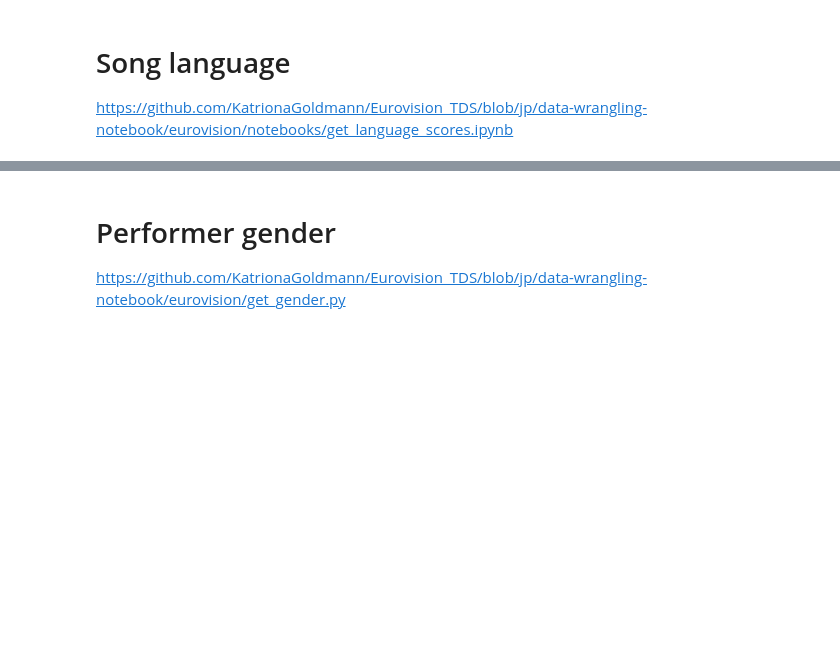
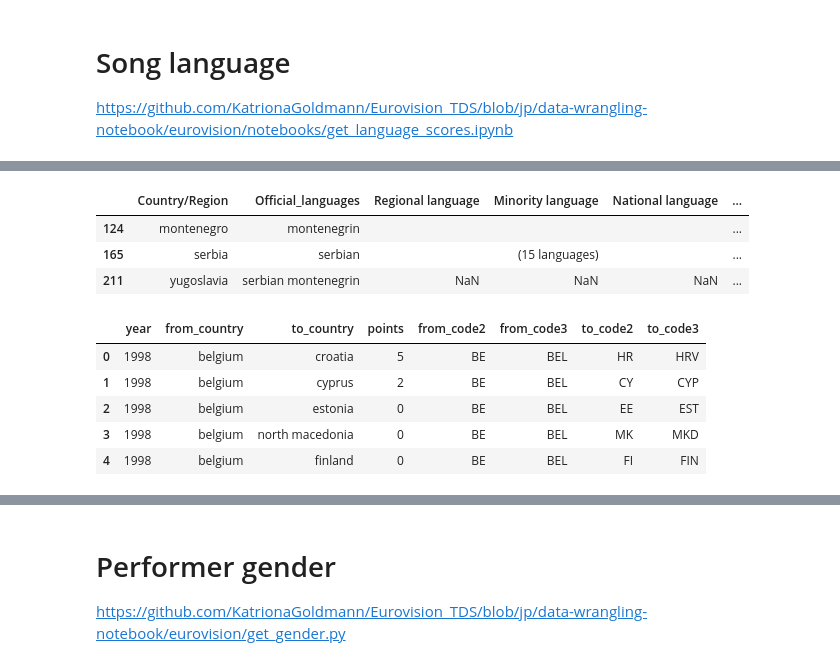
Before and after one commit to KatrionaGoldmann/Eurovision_TDS, a Jupyter notebook: data.ipynb, the cells around one changed output, grey strips where cells are left out. Cells and saved outputs as stored; diff of their text form; code cells hidden in the pictures; blank space fills up the shorter version.

```diff
--- a/data.ipynb
+++ b/data.ipynb
@@ -338,0 +502,7 @@ https://github.com/KatrionaGoldmann/Eurovision_TDS/blob/jp/data-wrangling-notebo
+# %%
+df_table.loc[df_table['Country/Region'].isin(['yugoslavia', 'serbia', 'montenegro'])]
+# %% [output]
+|  | Country/Region | Official_languages | Regional language | Minority language | National language | ... |
+| 124 | montenegro | montenegrin |  |  |  | ... |
+| 165 | serbia | serbian |  | (15 languages) |  | ... |
+| 211 | yugoslavia | serbian montenegrin | NaN | NaN | NaN | ... |
@@ -338,0 +529,9 @@ https://github.com/KatrionaGoldmann/Eurovision_TDS/blob/jp/data-wrangling-notebo
+# %%
+votes.head()
+# %% [output]
+|  | year | from_country | to_country | points | from_code2 | from_code3 | to_code2 | to_code3 |
+| 0 | 1998 | belgium | croatia | 5 | BE | BEL | HR | HRV |
+| 1 | 1998 | belgium | cyprus | 2 | BE | BEL | CY | CYP |
+| 2 | 1998 | belgium | estonia | 0 | BE | BEL | EE | EST |
+| 3 | 1998 | belgium | north macedonia | 0 | BE | BEL | MK | MKD |
+| 4 | 1998 | belgium | finland | 0 | BE | BEL | FI | FIN |
```
Also changed, not shown: parts of 15 cells of this notebook, 1 other file.
